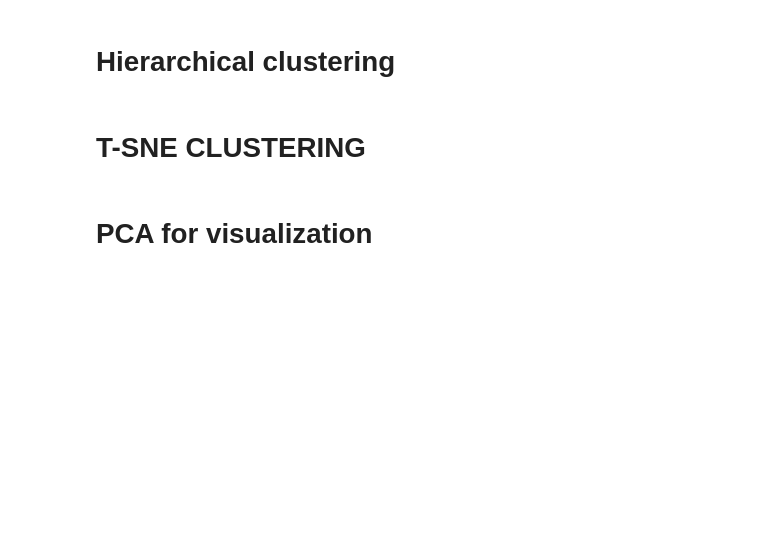
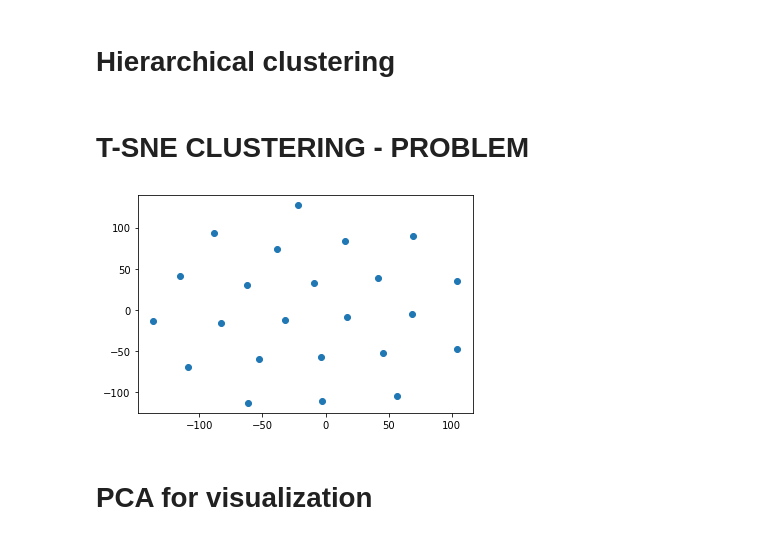
Before and after one commit to iliasmachairas/k-means_clustering__catchments__Netherlands, a Jupyter notebook: Running k-means.ipynb, the cells around one changed output. Saved outputs shown, nothing was run; the diff lists cells and outputs as text; code cells hidden in the pictures; blank space fills up the shorter version.

```diff
--- a/Running k-means.ipynb
+++ b/Running k-means.ipynb
@@ -344,5 +444,18 @@ n_clusters_ = len(set(labels)) - (1 if -1 in labels else 0)
 # %% [markdown]
-# T-SNE CLUSTERING
+# T-SNE CLUSTERING - PROBLEM
+# %%
+from sklearn.manifold import TSNE
+
+model_TSNE = TSNE(learning_rate=50, init='pca')
+trans_data_TSNE = model_TSNE.fit_transform(X)
+x_axis = trans_data_TSNE[:, 0]
+y_axis = trans_data_TSNE[:, 1]
+plt.scatter(x_axis, y_axis)
+plt.show()
+
+# PROBLEM
+# %% [output]
+[figure, added]
 # %% [markdown]
 # PCA for visualization
 # %%
```
Also changed, not shown: parts of 12 cells of this notebook.
